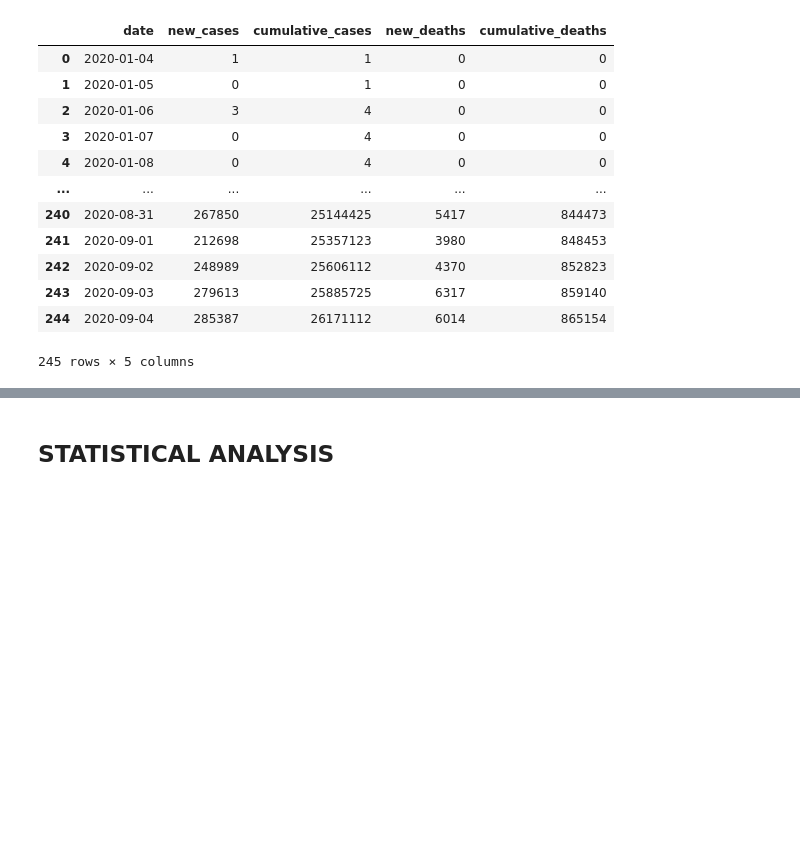
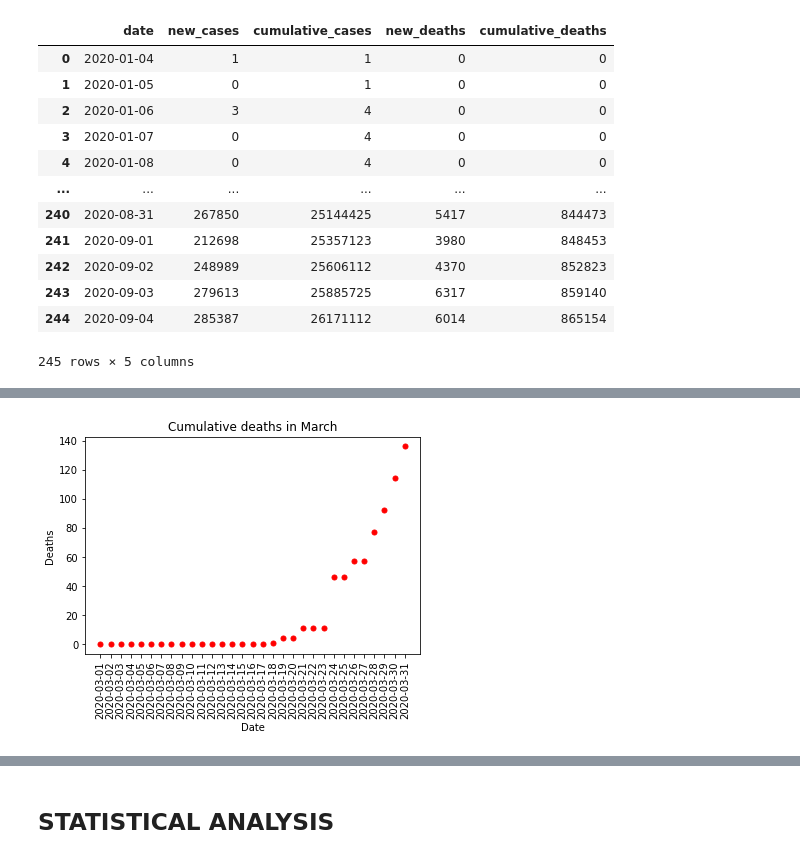
Before and after one commit to lucianogaldino/Analise-Covid19, a Jupyter notebook: covid19_MachineLearning.ipynb, the cells around one changed output, grey strips where cells are left out. Saved outputs shown, nothing was run; the diff lists cells and outputs as text; code cells hidden in the pictures; blank space fills up the shorter version.

```diff
--- a/covid19_MachineLearning.ipynb
+++ b/covid19_MachineLearning.ipynb
@@ -153,0 +230,2 @@ covidmundial_sum
+# %%
+March = covidbrasil[4:35].copy()
@@ -153,0 +252,10 @@ covidmundial_sum
+# %%
+plt.figure()
+plt.xlabel('Date')
+plt.ylabel('Deaths')
+plt.title('Cumulative deaths in March')
+plt.scatter(March.date,March.cumulative_deaths, s=25, c='red')
+plt.xticks(rotation=90)
+plt.show()
+# %% [output]
+[figure, added]
```
Also changed, not shown: parts of 30 cells of this notebook.
